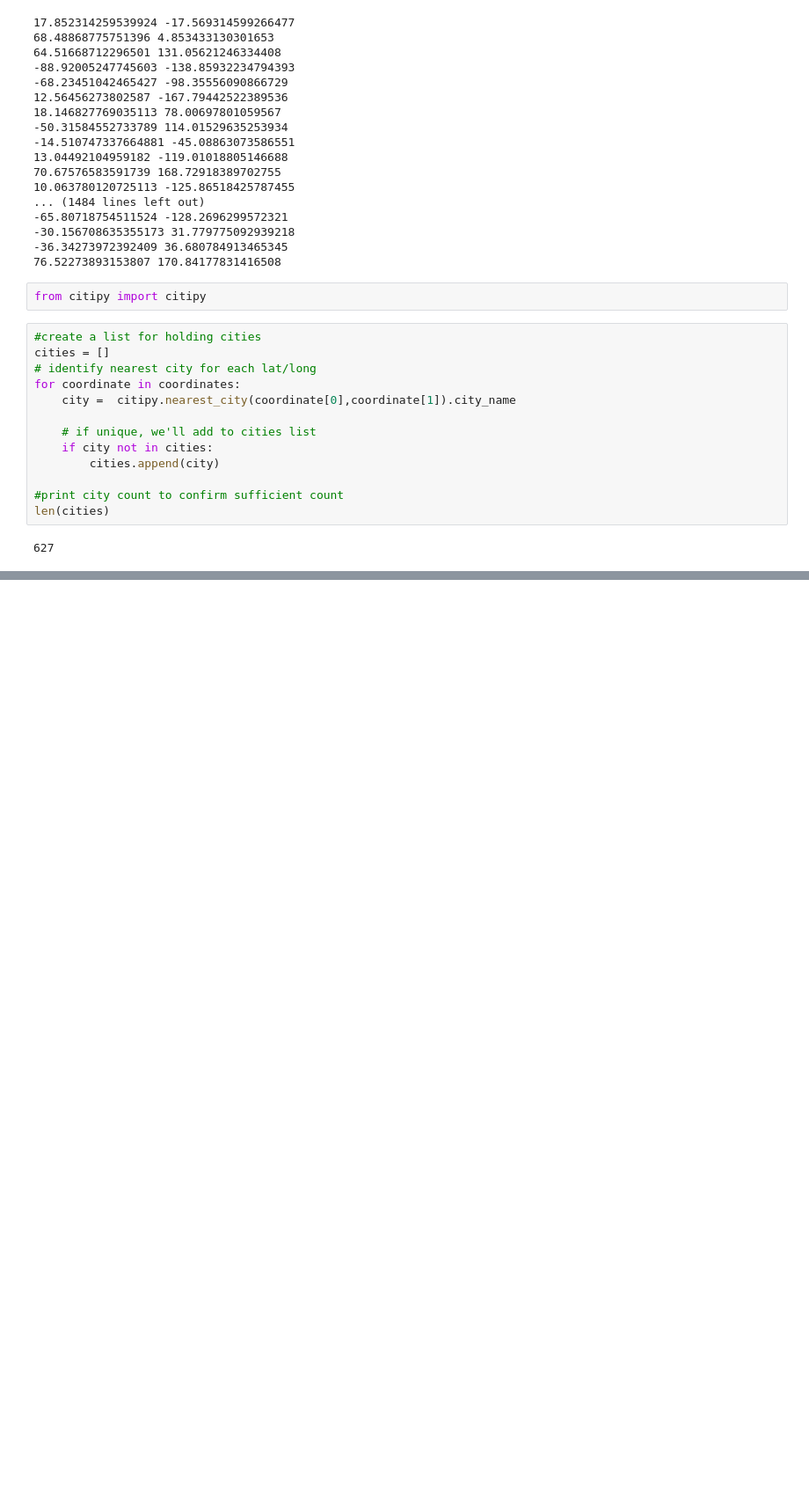
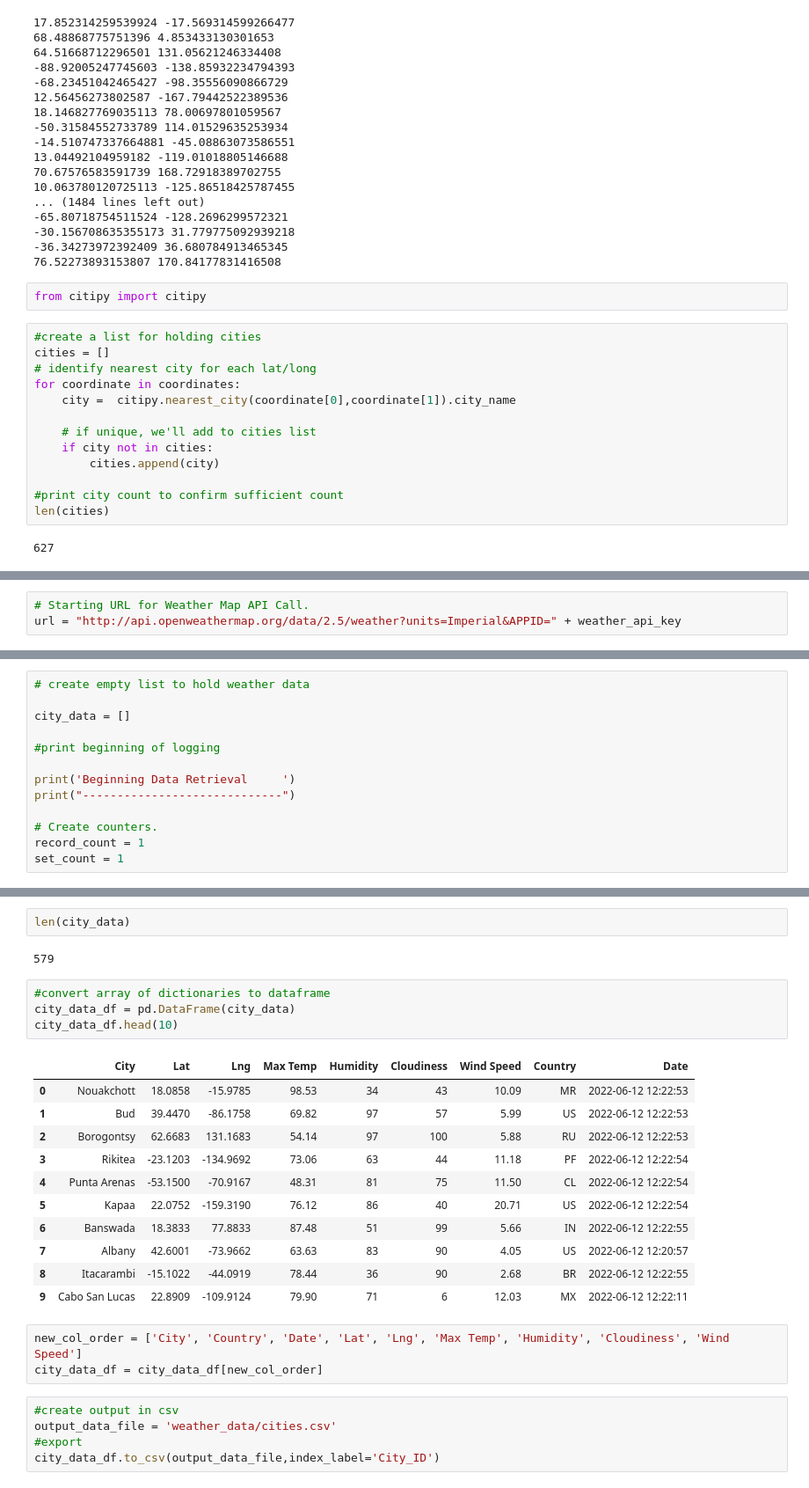
Before and after one commit to mearsdj/World_Weather_Analysis, a Jupyter notebook: WeatherPy.ipynb, the cells around one changed output, grey strips where cells are left out. Shown at 88% size. Drawn from its saved outputs; the diff is of its cells as text; blank space fills up the shorter version.

Commit message:
Updated WeatherPy and weather_data csv file

```diff
--- a/WeatherPy.ipynb
+++ b/WeatherPy.ipynb
@@ -55,0 +62,3 @@ len(cities)
+# %%
+# Starting URL for Weather Map API Call.
+url = "http://api.openweathermap.org/data/2.5/weather?units=Imperial&APPID=" + weather_api_key
@@ -55,0 +69,13 @@ len(cities)
+# %%
+# create empty list to hold weather data
+
+city_data = []
+
+#print beginning of logging
+
+print('Beginning Data Retrieval     ')
+print("-----------------------------")
+
+# Create counters.
+record_count = 1
+set_count = 1
@@ -55,0 +160,28 @@ len(cities)
+# %%
+len(city_data)
+# %% [output]
+579
+# %%
+#convert array of dictionaries to dataframe
+city_data_df = pd.DataFrame(city_data)
+city_data_df.head(10)
+# %% [output]
+|  | City | Lat | Lng | Max Temp | Humidity | Cloudiness | Wind Speed | Country | Date |
+| 0 | Nouakchott | 18.0858 | -15.9785 | 98.53 | 34 | 43 | 10.09 | MR | 2022-06-12 12:22:53 |
+| 1 | Bud | 39.4470 | -86.1758 | 69.82 | 97 | 57 | 5.99 | US | 2022-06-12 12:22:53 |
+| 2 | Borogontsy | 62.6683 | 131.1683 | 54.14 | 97 | 100 | 5.88 | RU | 2022-06-12 12:22:53 |
+| 3 | Rikitea | -23.1203 | -134.9692 | 73.06 | 63 | 44 | 11.18 | PF | 2022-06-12 12:22:54 |
+| 4 | Punta Arenas | -53.1500 | -70.9167 | 48.31 | 81 | 75 | 11.50 | CL | 2022-06-12 12:22:54 |
+| 5 | Kapaa | 22.0752 | -159.3190 | 76.12 | 86 | 40 | 20.71 | US | 2022-06-12 12:22:54 |
+| 6 | Banswada | 18.3833 | 77.8833 | 87.48 | 51 | 99 | 5.66 | IN | 2022-06-12 12:22:55 |
+| 7 | Albany | 42.6001 | -73.9662 | 63.63 | 83 | 90 | 4.05 | US | 2022-06-12 12:20:57 |
+| 8 | Itacarambi | -15.1022 | -44.0919 | 78.44 | 36 | 90 | 2.68 | BR | 2022-06-12 12:22:55 |
+| 9 | Cabo San Lucas | 22.8909 | -109.9124 | 79.90 | 71 | 6 | 12.03 | MX | 2022-06-12 12:22:11 |
+# %%
+new_col_order = ['City', 'Country', 'Date', 'Lat', 'Lng', 'Max Temp', 'Humidity', 'Cloudiness', 'Wind Speed']
+city_data_df = city_data_df[new_col_order]
+# %%
+#create output in csv
+output_data_file = 'weather_data/cities.csv'
+#export
+city_data_df.to_csv(output_data_file,index_label='City_ID')
```
Also changed, not shown: parts of 4 cells of this notebook, 2 other files.
